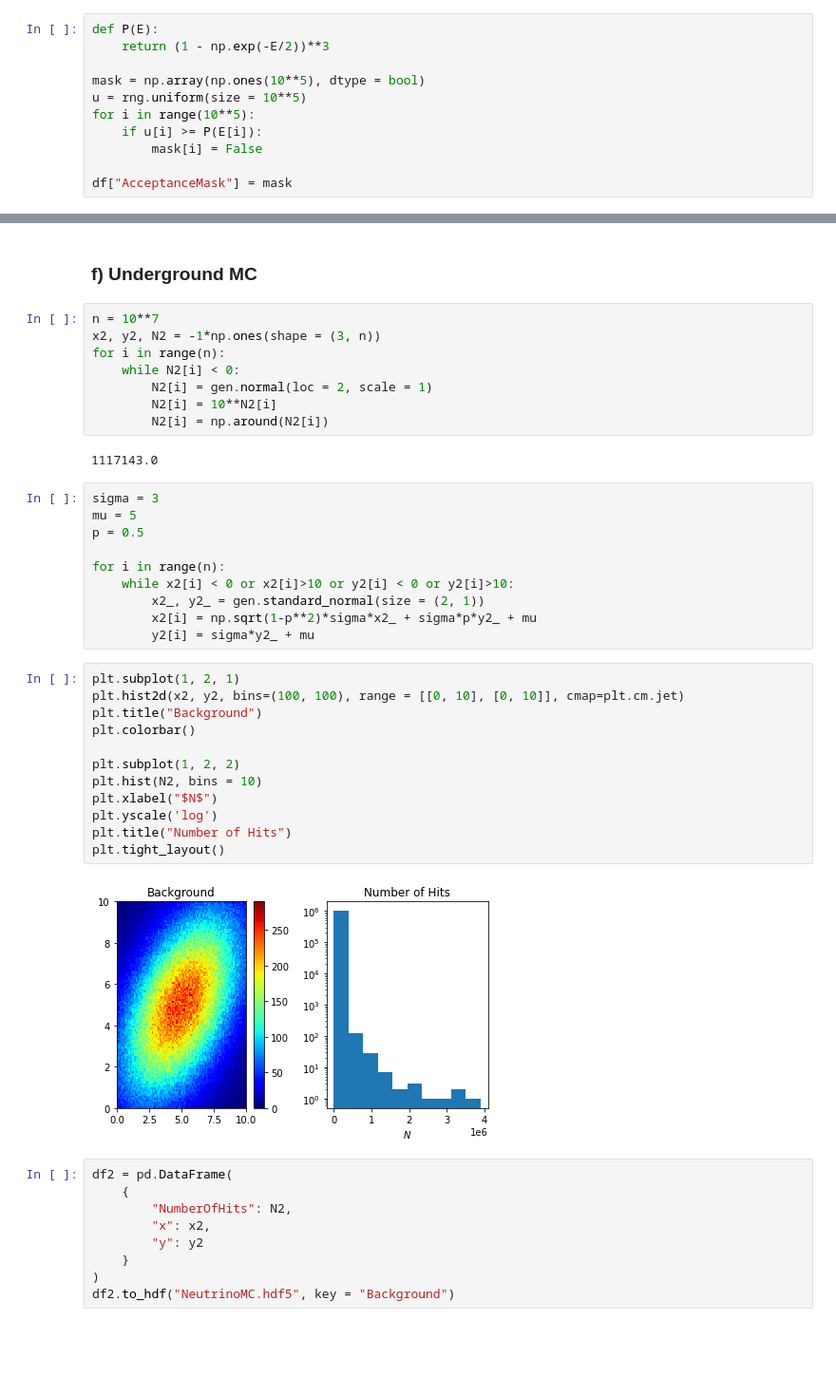
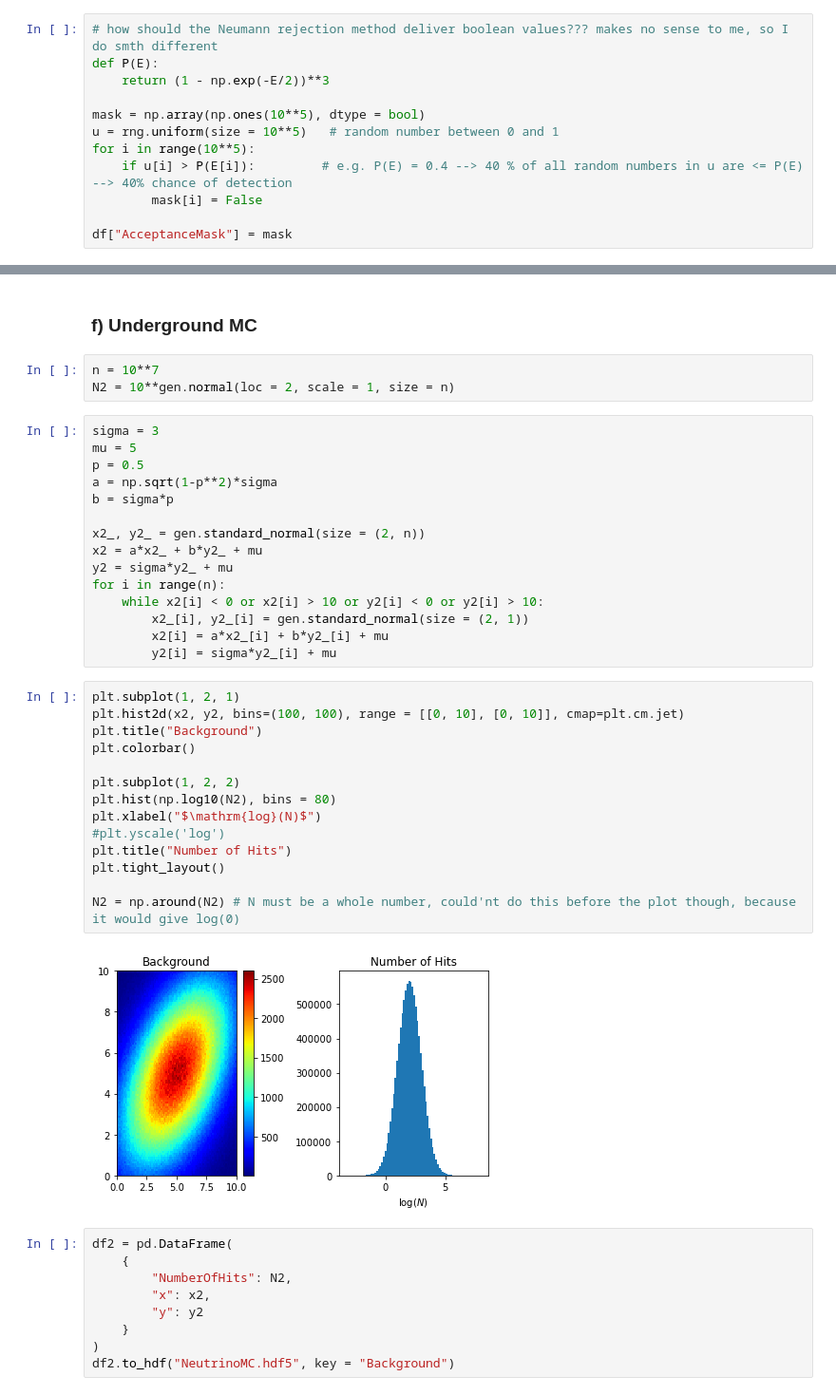
Before and after one commit to lukas-bert/SMD, a Jupyter notebook: sheet05/Exercise 11.ipynb, the cells around one changed output, grey strips where cells are left out. Shown at 95% size. Drawn from its saved outputs; the diff is of its cells as text; blank space fills up the shorter version.

Commit message:
Braucht keine 10 Minuten mehr :chart_with_upwards_trend:

```diff
--- a/sheet05/Exercise 11.ipynb
+++ b/sheet05/Exercise 11.ipynb
@@ -47,13 +49,14 @@ df = pd.DataFrame(
 # %% [markdown]
 ### b) Acceptance
 # %%
+# how should the Neumann rejection method deliver boolean values??? makes no sense to me, so I do smth different
 def P(E):
     return (1 - np.exp(-E/2))**3
 
 mask = np.array(np.ones(10**5), dtype = bool)
-u = rng.uniform(size = 10**5)
+u = rng.uniform(size = 10**5)   # random number between 0 and 1
 for i in range(10**5):
-    if u[i] >= P(E[i]):
+    if u[i] > P(E[i]):         # e.g. P(E) = 0.4 --> 40 % of all random numbers in u are <= P(E) --> 40% chance of detection
         mask[i] = False
 
 df["AcceptanceMask"] = mask
@@ -121,38 +124,38 @@ Text(0.5, 1.0, 'Signal')
 ### f) Underground MC
 # %%
 n = 10**7
-x2, y2, N2 = -1*np.ones(shape = (3, n))
-for i in range(n):
-    while N2[i] < 0:
-        N2[i] = gen.normal(loc = 2, scale = 1)
-        N2[i] = 10**N2[i]
-        N2[i] = np.around(N2[i])
+N2 = 10**gen.normal(loc = 2, scale = 1, size = n)
-# %% [output]
-1117143.0
 # %%
 sigma = 3
 mu = 5
 p = 0.5
+a = np.sqrt(1-p**2)*sigma
+b = sigma*p
 
+x2_, y2_ = gen.standard_normal(size = (2, n))
+x2 = a*x2_ + b*y2_ + mu
+y2 = sigma*y2_ + mu
 for i in range(n):
-    while x2[i] < 0 or x2[i]>10 or y2[i] < 0 or y2[i]>10:
-        x2_, y2_ = gen.standard_normal(size = (2, 1))
-        x2[i] = np.sqrt(1-p**2)*sigma*x2_ + sigma*p*y2_ + mu
-        y2[i] = sigma*y2_ + mu
+    while x2[i] < 0 or x2[i] > 10 or y2[i] < 0 or y2[i] > 10:
+        x2_[i], y2_[i] = gen.standard_normal(size = (2, 1))
+        x2[i] = a*x2_[i] + b*y2_[i] + mu
+        y2[i] = sigma*y2_[i] + mu
 # %%
 plt.subplot(1, 2, 1)
 plt.hist2d(x2, y2, bins=(100, 100), range = [[0, 10], [0, 10]], cmap=plt.cm.jet)
 plt.title("Background")
 plt.colorbar()
 
 plt.subplot(1, 2, 2)
-plt.hist(N2, bins = 10)
-plt.xlabel("$N$")
-plt.yscale('log')
+plt.hist(np.log10(N2), bins = 80)
+plt.xlabel("$\mathrm{log}(N)$")
+#plt.yscale('log')
 plt.title("Number of Hits")
 plt.tight_layout()
+
+N2 = np.around(N2) # N must be a whole number, could'nt do this before the plot though, because it would give log(0)
 # %% [output]
-[figure, old version]
+[figure, new version]
 # %%
 df2 = pd.DataFrame(
     {
```
Also changed, not shown: parts of 1 cell of this notebook, 2 other files.
